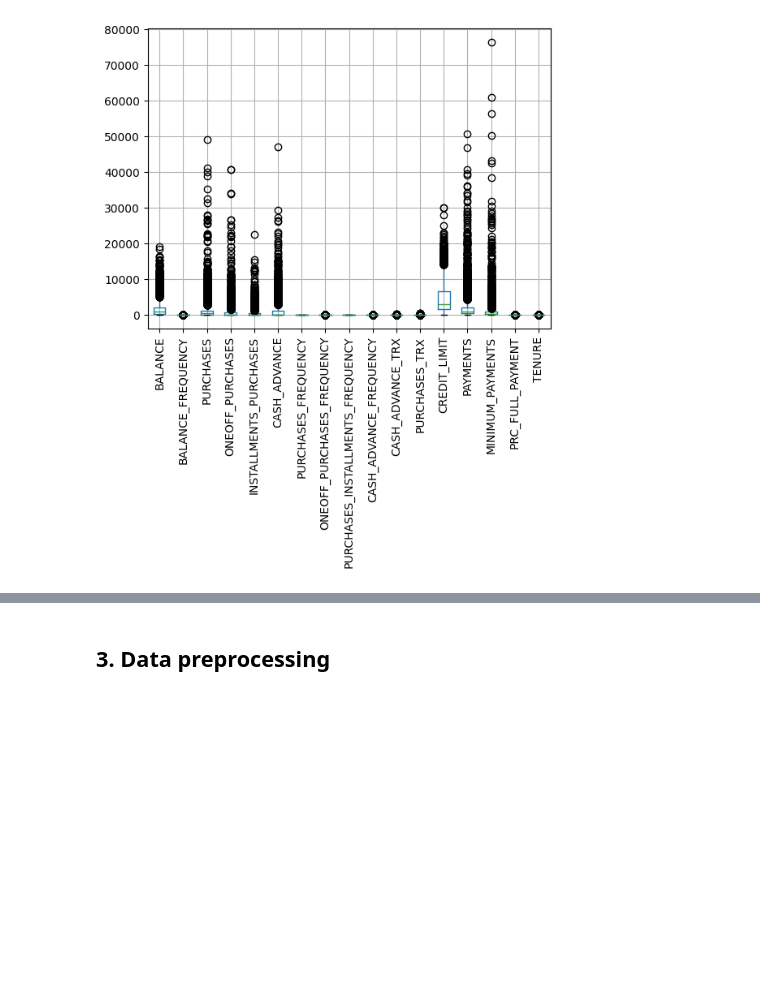
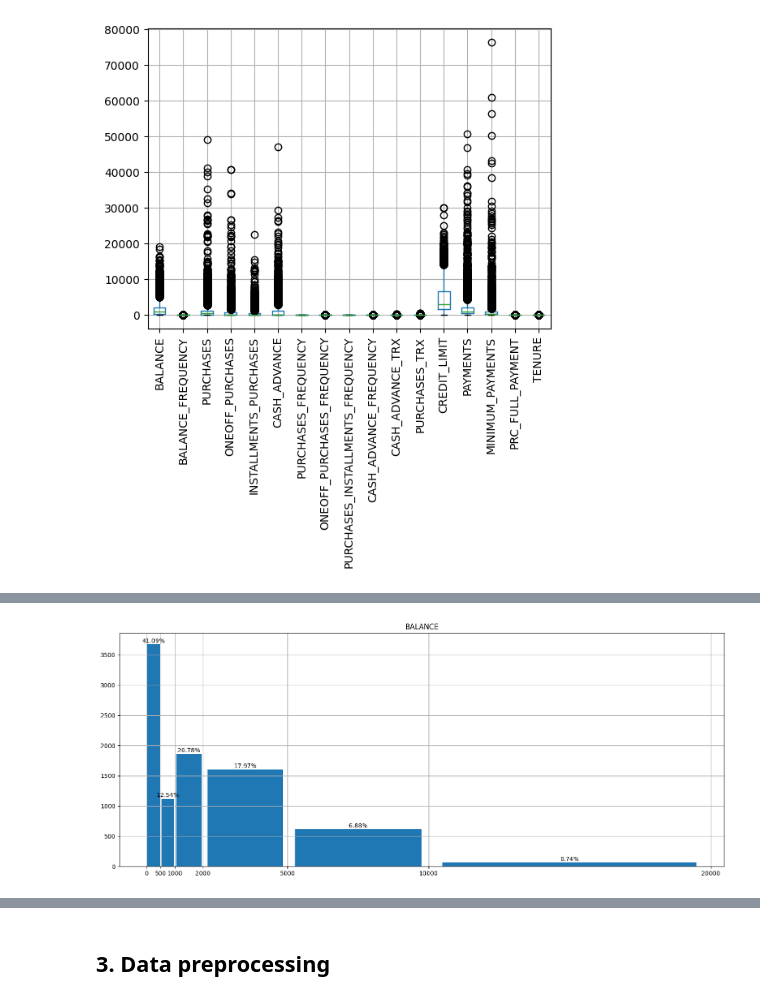
Before and after one commit to ahmedelmetwally74/Credit-Card-Data-Clustering-Unsupervised-M.L-Project, a Jupyter notebook: Credit Card Data Clustering - Unsupervised M.L Project.ipynb, the cells around one changed output, grey strips where cells are left out. Saved outputs shown, nothing was run; the diff lists cells and outputs as text; code cells hidden in the pictures; blank space fills up the shorter version.

```diff
--- a/Credit Card Data Clustering - Unsupervised M.L Project.ipynb
+++ b/Credit Card Data Clustering - Unsupervised M.L Project.ipynb
@@ -25,6 +24,29 @@ from scipy.cluster.hierarchy import linkage, cut_tree
 import scipy.cluster.hierarchy as shc
 from sklearn.cluster import AgglomerativeClustering
 from sklearn.neighbors import NearestNeighbors
+# %%
+def Bar(df,Column_name,bins):
+
+  plt.figure(figsize=(18,7))
+  freq, bins, p = plt.hist(df[Column_name], bins=bins,rwidth=0.9)
+
+  # x coordinate for labels
+  bin_centers = np.diff(bins)*0.5 + bins[:-1]
+
+  n = 0
+  for fr, x, patch in zip(freq, bin_centers,p):
+    height = int(freq[n])
+    plt.annotate("{}%".format(round(height*100 / df.shape[0],2)),
+                xy = (x, height),
+                xytext = (0,0.2),
+                textcoords = "offset points",
+                ha = 'center', va = 'bottom'
+                )
+    n = n+1
+  plt.grid()
+  plt.xticks(bins)
+  plt.title(Column_name)
+  plt.show()
 # %% [markdown]
 ## 1. <a name="1">Read the dataset</a>
 (<a href="#0">Go to top</a>)
@@ -163,0 +194,4 @@ plt.show()
+# %%
+Bar(df,"BALANCE",[0,500,1000,2000,5000,10000,20000])
+# %% [output]
+[figure, added]
```
Also changed, not shown: parts of 28 cells of this notebook.
